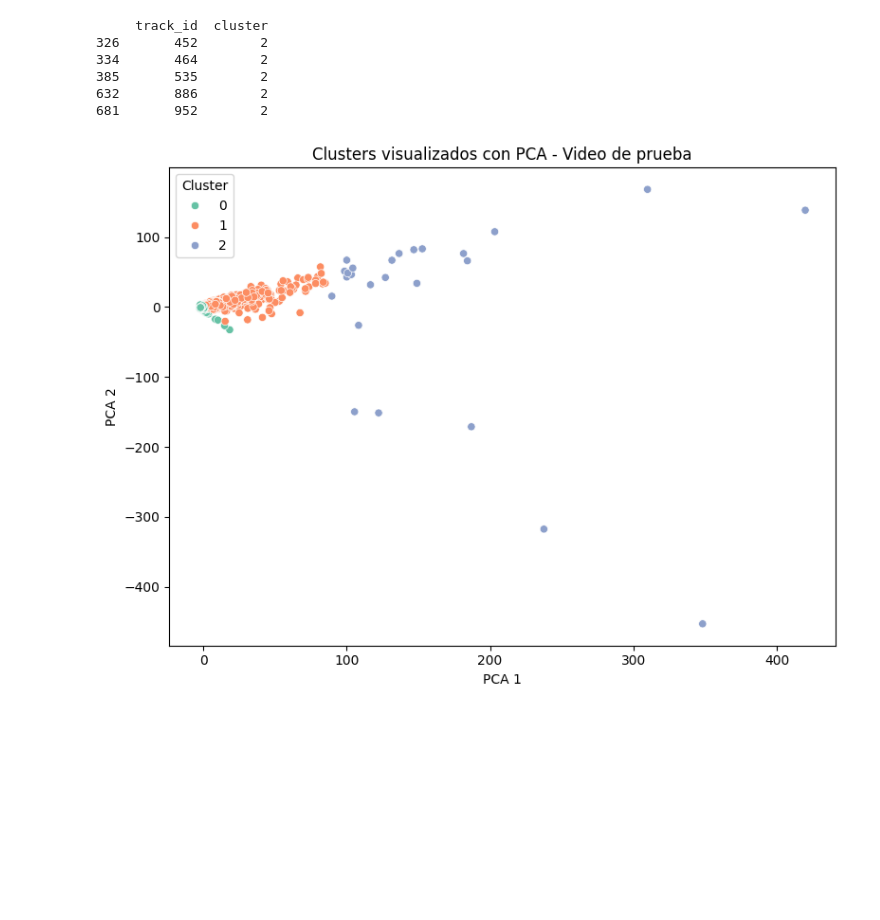
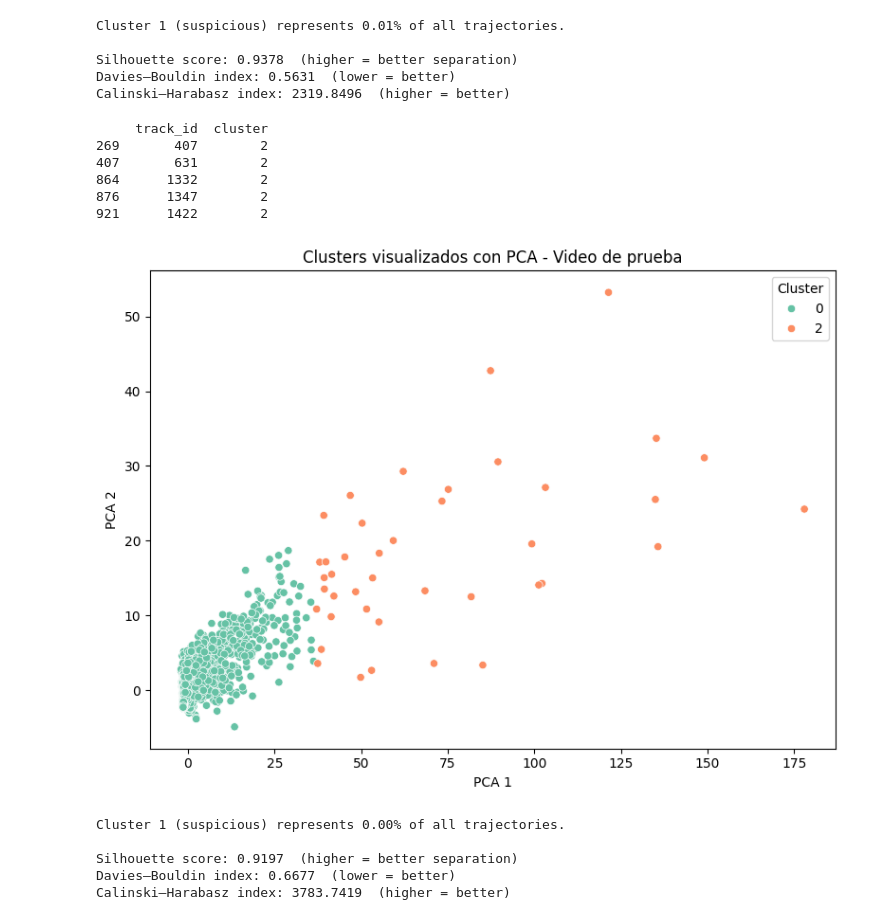
Before and after one commit to ssanchezjaveriana/tracker_tesis, a Jupyter notebook: inference.ipynb, the cells around one changed output. Drawn from its saved outputs; the diff is of its cells as text; code cells hidden in the pictures; blank space fills up the shorter version.

Commit message:
Metricas kmeans y correr todo de nuevo

```diff
--- a/inference.ipynb
+++ b/inference.ipynb
@@ -137,3 +164,30 @@ plt.show()
+# %%
+import numpy as np
+from sklearn.metrics import silhouette_score, davies_bouldin_score, calinski_harabasz_score
+
+# --- 1. Percentage of Class 1 ---
+key_class = 1
+total_points = len(df_resultado)
+class1_points = np.sum(df_resultado["cluster"] == key_class)
+perc_class1 = 100 * class1_points / total_points
+
+print(f"Cluster {key_class} (suspicious) represents {perc_class1:.2f}% of all trajectories.")
+
+
+# --- 2. Internal validation metrics ---
+silhouette = silhouette_score(X_test_scaled, cluster_labels)
+davies_bouldin = davies_bouldin_score(X_test_scaled, cluster_labels)
+calinski = calinski_harabasz_score(X_test_scaled, cluster_labels)
+
+print(f"\nSilhouette score: {silhouette:.4f}  (higher = better separation)")
+print(f"Davies–Bouldin index: {davies_bouldin:.4f}  (lower = better)")
+print(f"Calinski–Harabasz index: {calinski:.4f}  (higher = better)")
+# %% [output]
+Cluster 1 (suspicious) represents 0.01% of all trajectories.
+
+Silhouette score: 0.9378  (higher = better separation)
+Davies–Bouldin index: 0.5631  (lower = better)
+Calinski–Harabasz index: 2319.8496  (higher = better)
 # %%
 # K means inference
 import pandas as pd
@@ -143,7 +197,7 @@ import matplotlib.pyplot as plt
 import seaborn as sns
 
 # --- Cargar features del nuevo video ---
-features = pd.read_csv("features_field_view.csv")
+features = pd.read_csv("features_field.csv")
 
 # --- Preprocesamiento ---
 features = features[features["total_points"] >= 10]
@@ -169,36 +223,63 @@ df_resultado = pd.DataFrame({
 df_clusterizado = pd.merge(clean_features, df_resultado, on="track_id")
 
 # --- Guardar resultados (opcional) ---
 df_clusterizado.to_csv("cluster_result_field_view.csv", index=False)
 
 # --- Mostrar ejemplo de tracks sospechosos (por ejemplo, cluster 2) ---
 sospechosos = df_clusterizado[df_clusterizado["cluster"] == 2]
 print(sospechosos[["track_id", "cluster"]].head())
 
 # Cargar PCA entrenado
 pca = load("pca_modelo.joblib")
 
 # Transformar los features escalados (ya hiciste el scaler antes)
 X_test_pca = pca.transform(X_test_scaled)
 
 # Agregar las componentes al dataframe
 df_resultado['pca_1'] = X_test_pca[:, 0]
 df_resultado['pca_2'] = X_test_pca[:, 1]
 
 # Visualizar
 plt.figure(figsize=(8, 6))
 sns.scatterplot(data=df_resultado, x='pca_1', y='pca_2', hue='cluster', palette='Set2')
 plt.title("Clusters visualizados con PCA - Video de prueba")
 plt.xlabel("PCA 1")
 plt.ylabel("PCA 2")
 plt.legend(title="Cluster")
 plt.tight_layout()
 plt.show()
 # %% [output]
      track_id  cluster
-326       452        2
-334       464        2
-385       535        2
-632       886        2
-681       952        2
+269       407        2
+407       631        2
+864      1332        2
+876      1347        2
+921      1422        2
-[figure, old version]
+[figure, new version]
+# %%
+import numpy as np
+from sklearn.metrics import silhouette_score, davies_bouldin_score, calinski_harabasz_score
+
+# --- 1. Percentage of Class 1 ---
+key_class = 1
+total_points = len(df_resultado)
+class1_points = np.sum(df_resultado["cluster"] == key_class)
+perc_class1 = 100 * class1_points / total_points
+
+print(f"Cluster {key_class} (suspicious) represents {perc_class1:.2f}% of all trajectories.")
+
+
+# --- 2. Internal validation metrics ---
+silhouette = silhouette_score(X_test_scaled, cluster_labels)
+davies_bouldin = davies_bouldin_score(X_test_scaled, cluster_labels)
+calinski = calinski_harabasz_score(X_test_scaled, cluster_labels)
+
+print(f"\nSilhouette score: {silhouette:.4f}  (higher = better separation)")
+print(f"Davies–Bouldin index: {davies_bouldin:.4f}  (lower = better)")
+print(f"Calinski–Harabasz index: {calinski:.4f}  (higher = better)")
+# %% [output]
+Cluster 1 (suspicious) represents 0.00% of all trajectories.
+
+Silhouette score: 0.9197  (higher = better separation)
+Davies–Bouldin index: 0.6677  (lower = better)
+Calinski–Harabasz index: 3783.7419  (higher = better)
```
Also changed, not shown: parts of 3 cells of this notebook, 1 other file.
